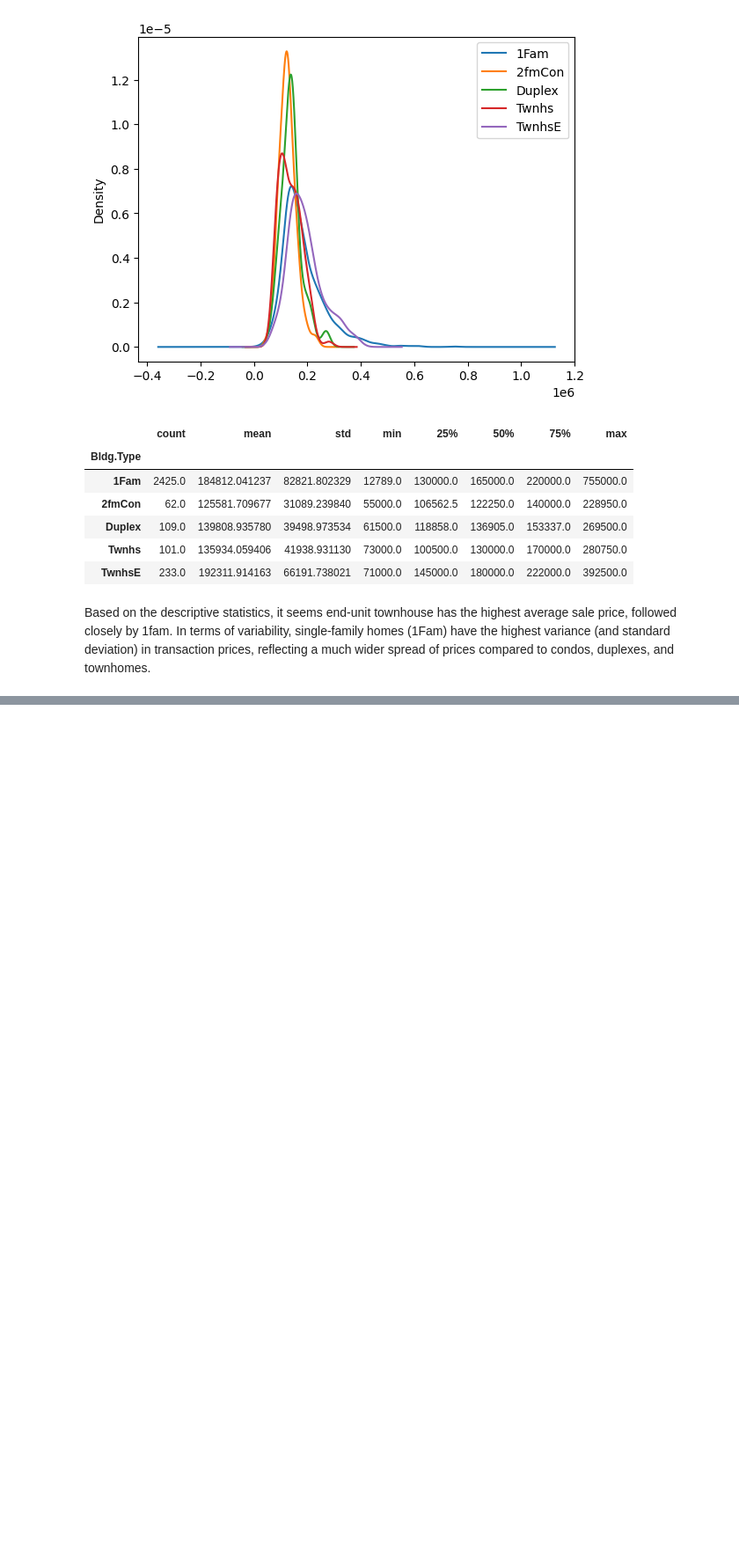
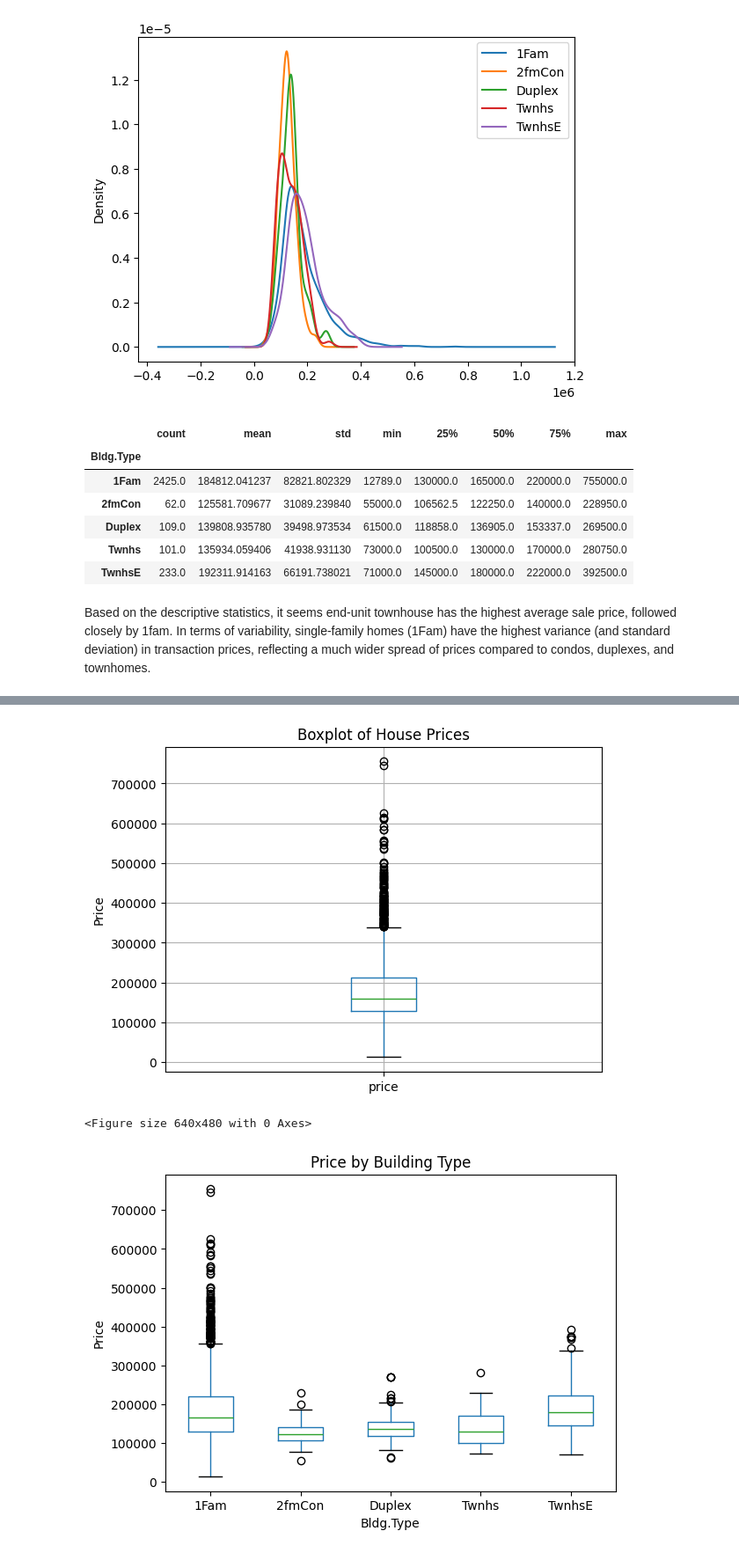
Before and after one commit to anishjagota/undergrad_ml_assignments, a Jupyter notebook: 01_assignment_wrangling_and_eda.ipynb, the cells around one changed output, grey strips where cells are left out. Shown at 88% size. Cells and saved outputs as stored; diff of their text form; code cells hidden in the pictures; blank space fills up the shorter version.

```diff
--- a/01_assignment_wrangling_and_eda.ipynb
+++ b/01_assignment_wrangling_and_eda.ipynb
@@ -753,0 +778,19 @@ Based on the descriptive statistics, it seems end-unit townhouse has the highest
+# %%
+# 7.4
+plt.figure()
+ap.boxplot(column="price")
+plt.title("Boxplot of House Prices")
+plt.ylabel("Price")
+plt.show()
+
+
+plt.figure()
+ap.boxplot(column="price", by="Bldg.Type", grid=False)
+plt.title("Price by Building Type")
+plt.suptitle("")
+plt.ylabel("Price")
+plt.show()
+# %% [output]
+[figure, added]
+<Figure size 640x480 with 0 Axes>
+[figure, added]
```
Also changed, not shown: parts of 11 cells of this notebook.
